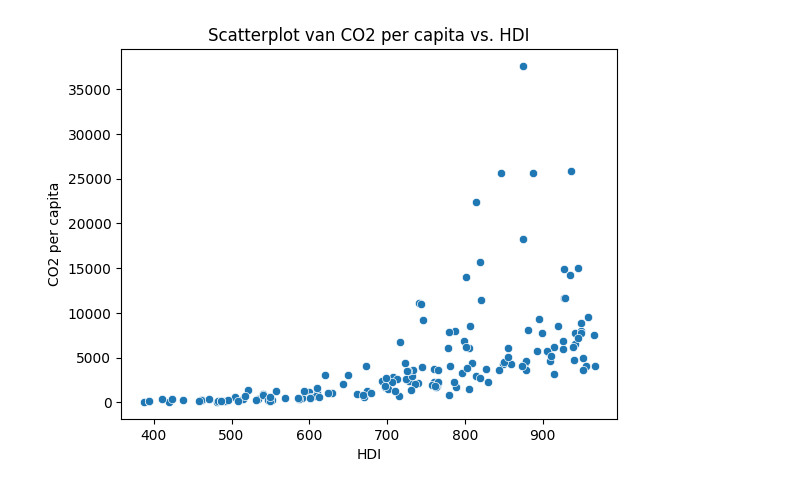
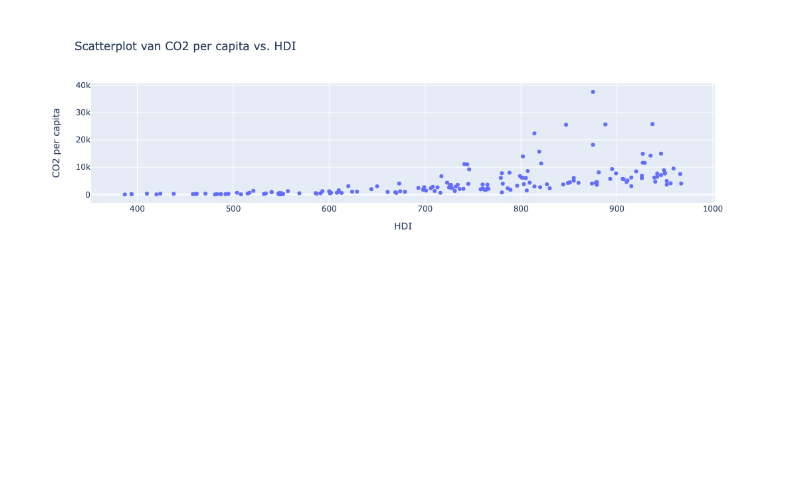
Before and after one commit to goofvanriet/infovis, a Jupyter notebook: docs/scatter_bubble.ipynb, the cells around one changed output. Drawn from its saved outputs; the diff is of its cells as text; code cells hidden in the pictures; blank space fills up the shorter version.

```diff
--- a/docs/scatter_bubble.ipynb
+++ b/docs/scatter_bubble.ipynb
@@ -1,22 +1,16 @@
 # %%
 import pandas as pd
-
-pd.set_option('display.max_rows', None)
-pd.set_option('display.max_columns', None)
+import plotly.express as px
 
 df = pd.read_csv('data_v7.csv', delimiter=';')
 
-import matplotlib.pyplot as plt
-import seaborn as sns
+fig = px.scatter(df, x='hdi', y='co2_per_capita',
+                 hover_name= 'country',
+                 labels={'hdi': 'HDI', 'co2_per_capita': 'CO2 per capita', 'country': 'Country'},
+                 title='Scatterplot van CO2 per capita vs. HDI')
 
-sns.scatterplot(data=df, x='hdi',y='co2_per_capita')
-
-plt.xlabel('HDI')
-plt.ylabel('CO2 per capita')
-plt.title('Scatterplot van CO2 per capita vs. HDI')
-
-plt.show()
+fig.show()
 # %% [output]
-[figure, old version]
+[figure, new version]
 # %%
 import pandas as pd
```
Also changed, not shown: parts of 3 cells of this notebook.
